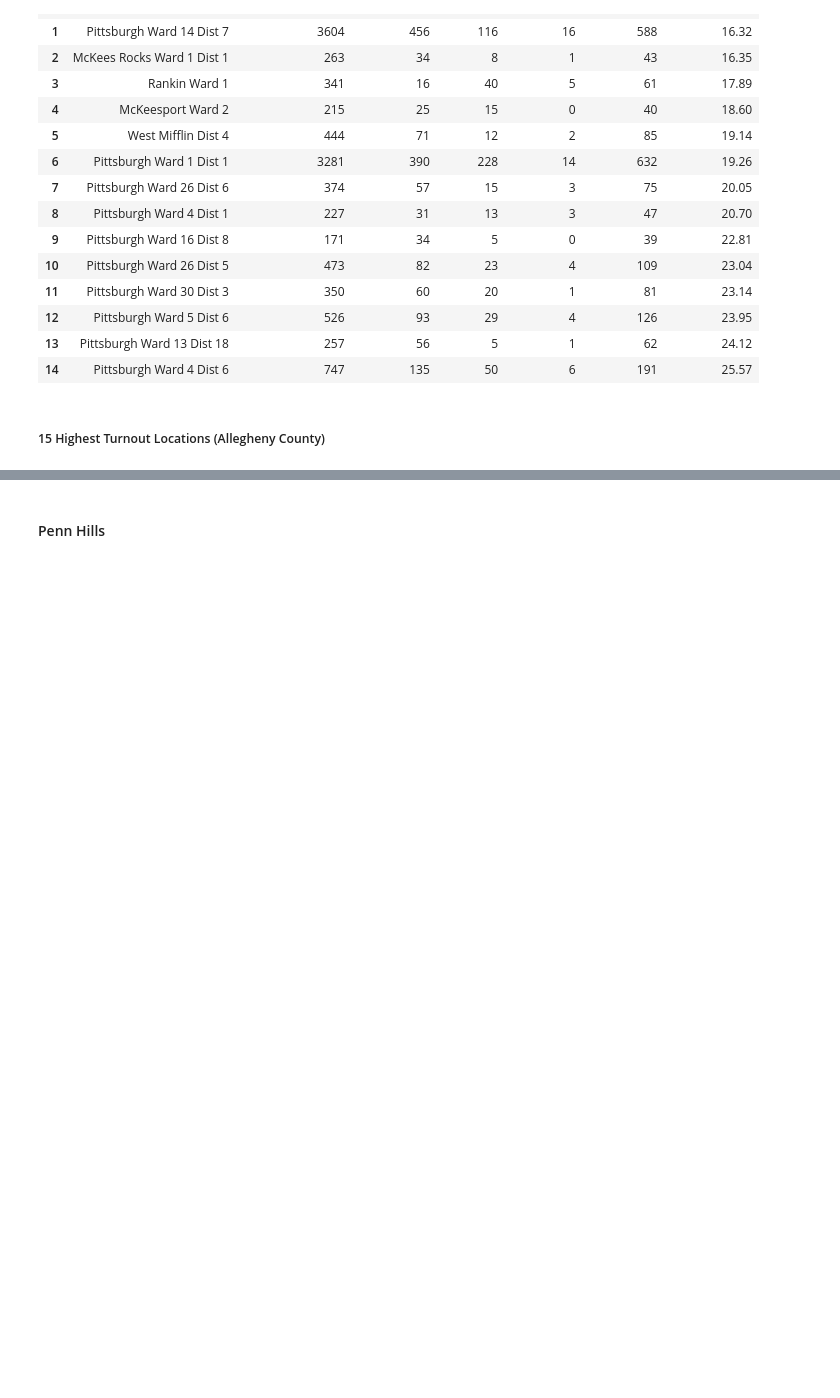
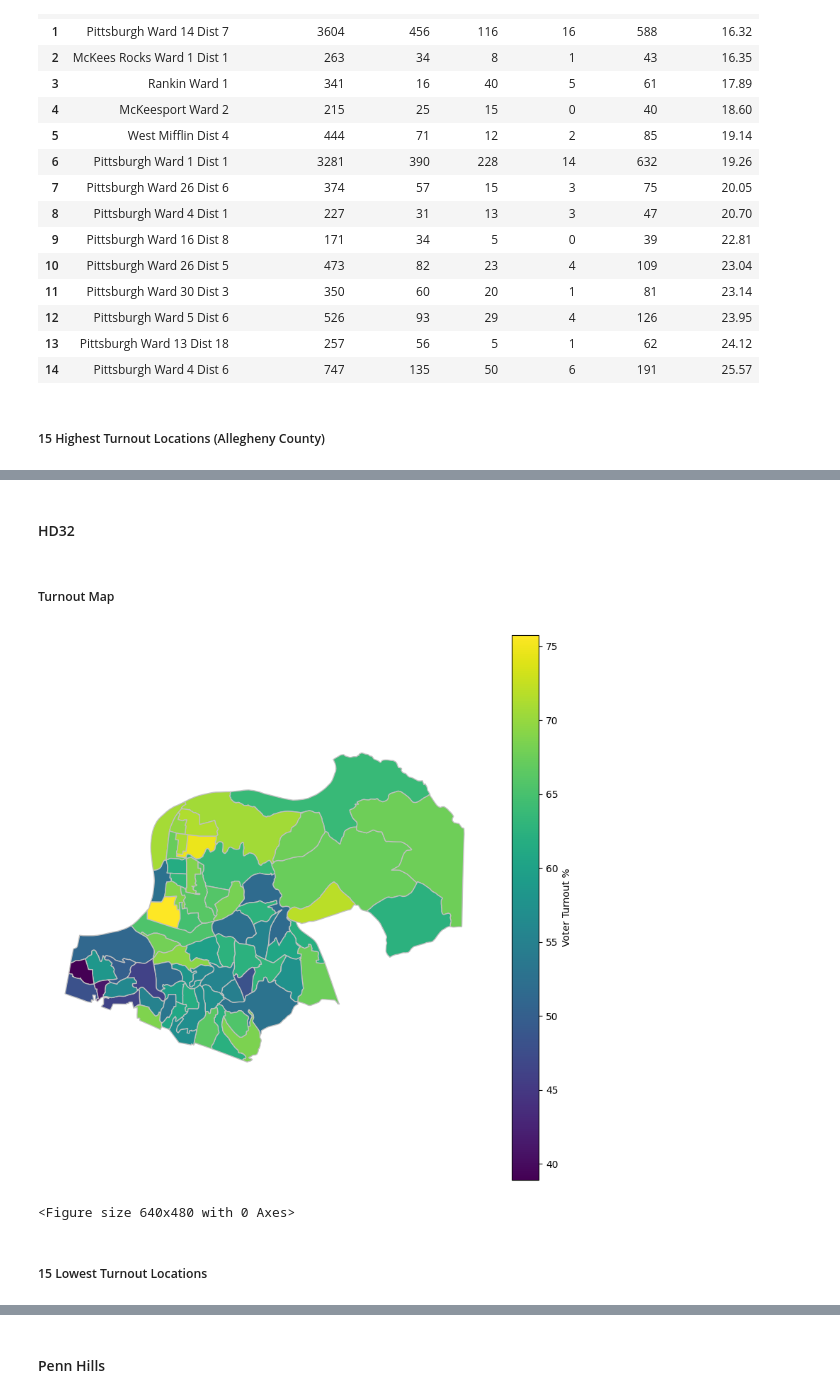
Before and after one commit to jonprice99/Regional-Election-Analysis, a Jupyter notebook: election_data.ipynb, the cells around one changed output, grey strips where cells are left out. Saved outputs shown, nothing was run; the diff lists cells and outputs as text; code cells hidden in the pictures; blank space fills up the shorter version.

```diff
--- a/election_data.ipynb
+++ b/election_data.ipynb
@@ -97,3 +122,8 @@ allegheny_general22_turnout
 | 1322 | Wilmerding Dist 2 | 674 | 225 | 76 | 7 | 308 | 45.70 |
 | 1323 | Total: | 939390 | 408702 | 161580 | 7192 | 577474 | 61.47 |
 1324 rows × 7 columns
+# %%
+# get only the HD32 wards/precincts
+hd32_general22_turnout = allegheny_general22_turnout[allegheny_general22_turnout['County'].isin(hd32_districts[0])]
+hd32_general22_turnout = hd32_general22_turnout.reset_index(drop=True)
+hd32_general22_turnout
@@ -172,0 +255,22 @@ highest15_allegheny_general22_turnout
+# %% [markdown]
+#### HD32
+# %% [markdown]
+##### Turnout Map
+# %%
+labeled_hd32_general22_district_map = hd32_general22_district_map.plot(column="Voter Turnout", #Set the data to be used for coloring
+                       edgecolor="#C0C0C0", #Set the color of the outlines for each district
+                       legend=True, #Show the legend
+                       legend_kwds={'label': "Voter Turnout %"}, #Label the legend
+                       figsize=(10,10), #Set the size of the graph
+                    )
+
+# hide the x and y axis on the plot & move the legend
+labeled_hd32_general22_district_map.axis('off')
+
+plt.show()
+plt.savefig('./Turnout_Maps/hd32_general22_turnout.png')
+# %% [output]
+[figure, added]
+<Figure size 640x480 with 0 Axes>
+# %% [markdown]
+##### 15 Lowest Turnout Locations
```
Also changed, not shown: parts of 55 cells of this notebook, 3 other files.
